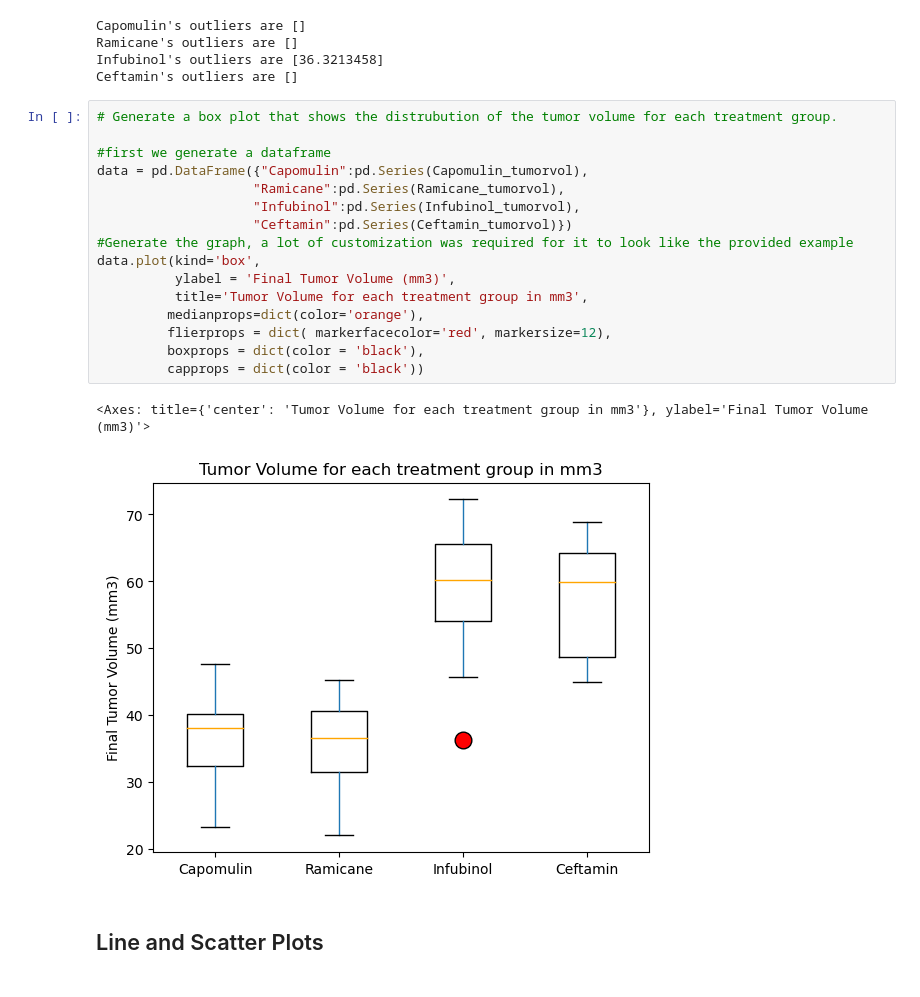
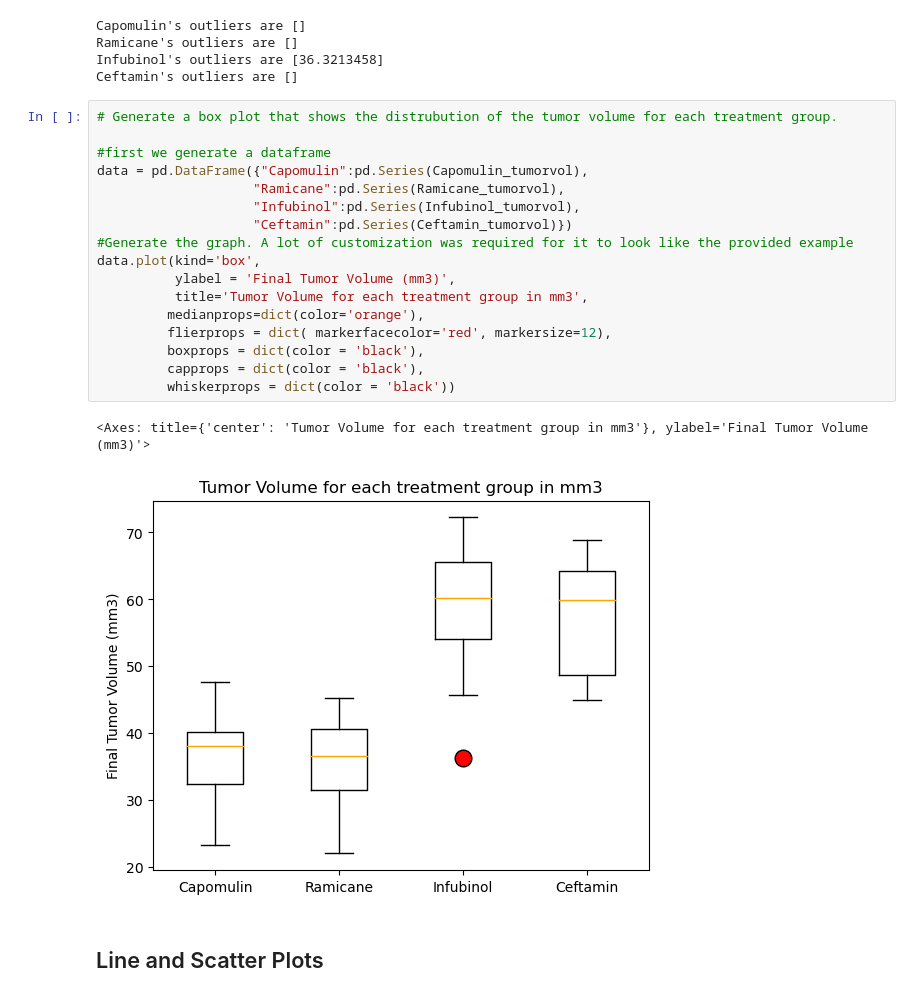
Before and after one commit to peggz19/matplotlib---challenge, a Jupyter notebook: pymaceuticals.ipynb, the cells around one changed output. Saved outputs shown, nothing was run; the diff lists cells and outputs as text.

```diff
--- a/pymaceuticals.ipynb
+++ b/pymaceuticals.ipynb
@@ -259,22 +259,23 @@ Ceftamin's outliers are []
 # %%
 # Generate a box plot that shows the distrubution of the tumor volume for each treatment group.
 
 #first we generate a dataframe
 data = pd.DataFrame({"Capomulin":pd.Series(Capomulin_tumorvol),
                     "Ramicane":pd.Series(Ramicane_tumorvol),
                     "Infubinol":pd.Series(Infubinol_tumorvol),
                     "Ceftamin":pd.Series(Ceftamin_tumorvol)})
-#Generate the graph, a lot of customization was required for it to look like the provided example
+#Generate the graph. A lot of customization was required for it to look like the provided example
 data.plot(kind='box',
           ylabel = 'Final Tumor Volume (mm3)',
           title='Tumor Volume for each treatment group in mm3',
          medianprops=dict(color='orange'),
          flierprops = dict( markerfacecolor='red', markersize=12),
          boxprops = dict(color = 'black'),
-         capprops = dict(color = 'black'))
+         capprops = dict(color = 'black'),
+         whiskerprops = dict(color = 'black'))
 # %% [output]
 <Axes: title={'center': 'Tumor Volume for each treatment group in mm3'}, ylabel='Final Tumor Volume (mm3)'>
-[figure, old version]
+[figure, new version]
 # %% [markdown]
 ## Line and Scatter Plots
 # %%
```
Also changed, not shown: parts of 6 cells of this notebook.
